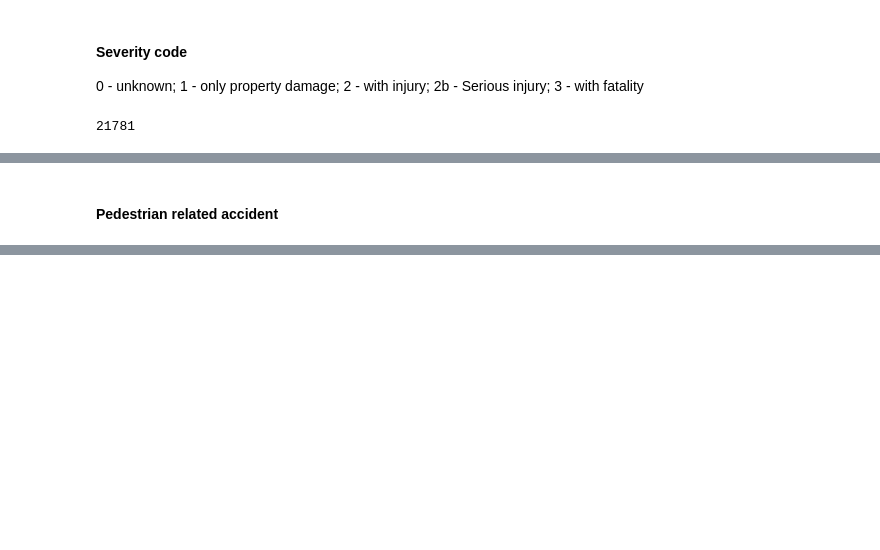
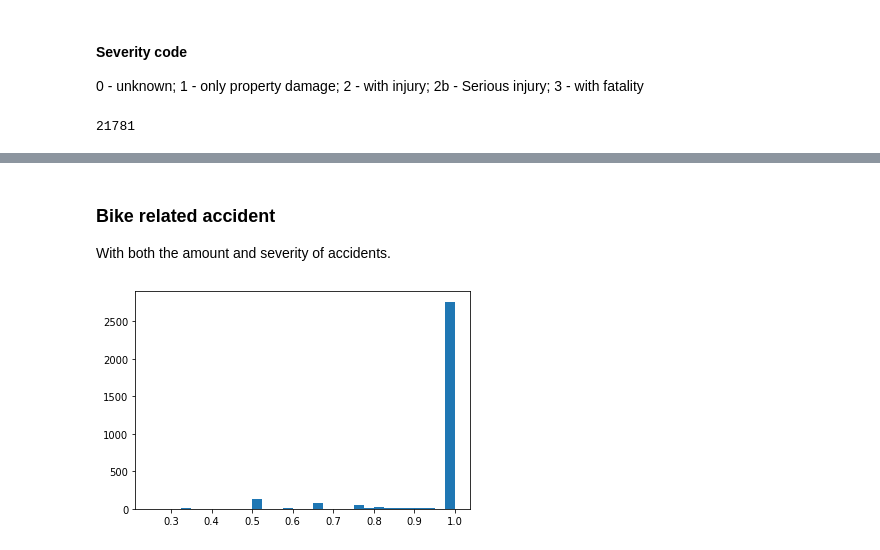
Before and after one commit to qcabel/collision-severity-prediction, a Jupyter notebook: collision_visualization.ipynb, the cells around one changed output, grey strips where cells are left out. Drawn from its saved outputs; the diff is of its cells as text; code cells hidden in the pictures; blank space fills up the shorter version.

```diff
--- a/collision_visualization.ipynb
+++ b/collision_visualization.ipynb
@@ -63,5 +59,3 @@ seattle_map
-# %% [markdown]
-#### Pedestrian related accident
 # %%
 df_filtered = df[(df["SEVERITYCODE"]=='2b') & (df['PEDCOUNT']>0)]
 print('Total of ' + str(df[(df["SEVERITYCODE"]=='2b')].shape[0]) + ' serious injury, ' +
@@ -72,3 +66,26 @@ seattle_map
 # %% [output]
 Total of 3131 serious injury, 29.42% involving pedestrian.
 [interactive output not drawn]
+# %% [markdown]
+### Bike related accident
+With both the amount and severity of accidents.
+# %%
+# extract bike accidents
+df_cyc = df[df['PEDCYLCOUNT']>0]
+df_filtered = df_cyc[(df_cyc['SEVERITYCODE']=='2') |
+                     (df_cyc['SEVERITYCODE']=='2b') | (df_cyc['SEVERITYCODE']=='3')]
+
+# aggregate based on location of the accident
+all_accidents = df_cyc[['X','Y','LOCATION']].groupby(['Y', 'X','LOCATION']).size().reset_index()
+severe_accidents = df_filtered[['X','Y','LOCATION']].groupby(['Y', 'X', 'LOCATION']).size().reset_index()
+
+# merge the two tables
+merged_accidents = pd.merge(all_accidents, severe_accidents, how='inner', on=['X','Y','LOCATION'], left_on=None, right_on=None,
+         left_index=False, right_index=False, sort=True,
+         suffixes=('_all', '_severe'), copy=True, indicator=False, validate=None)
+# %%
+# include a column with severe accident ratio
+merged_accidents['ratio'] = merged_accidents['0_severe']/merged_accidents['0_all']
+plt.hist(merged_accidents['ratio'], 30);
+# %% [output]
+[figure, added]
```
Also changed, not shown: parts of 20 cells of this notebook, 1 other file.
